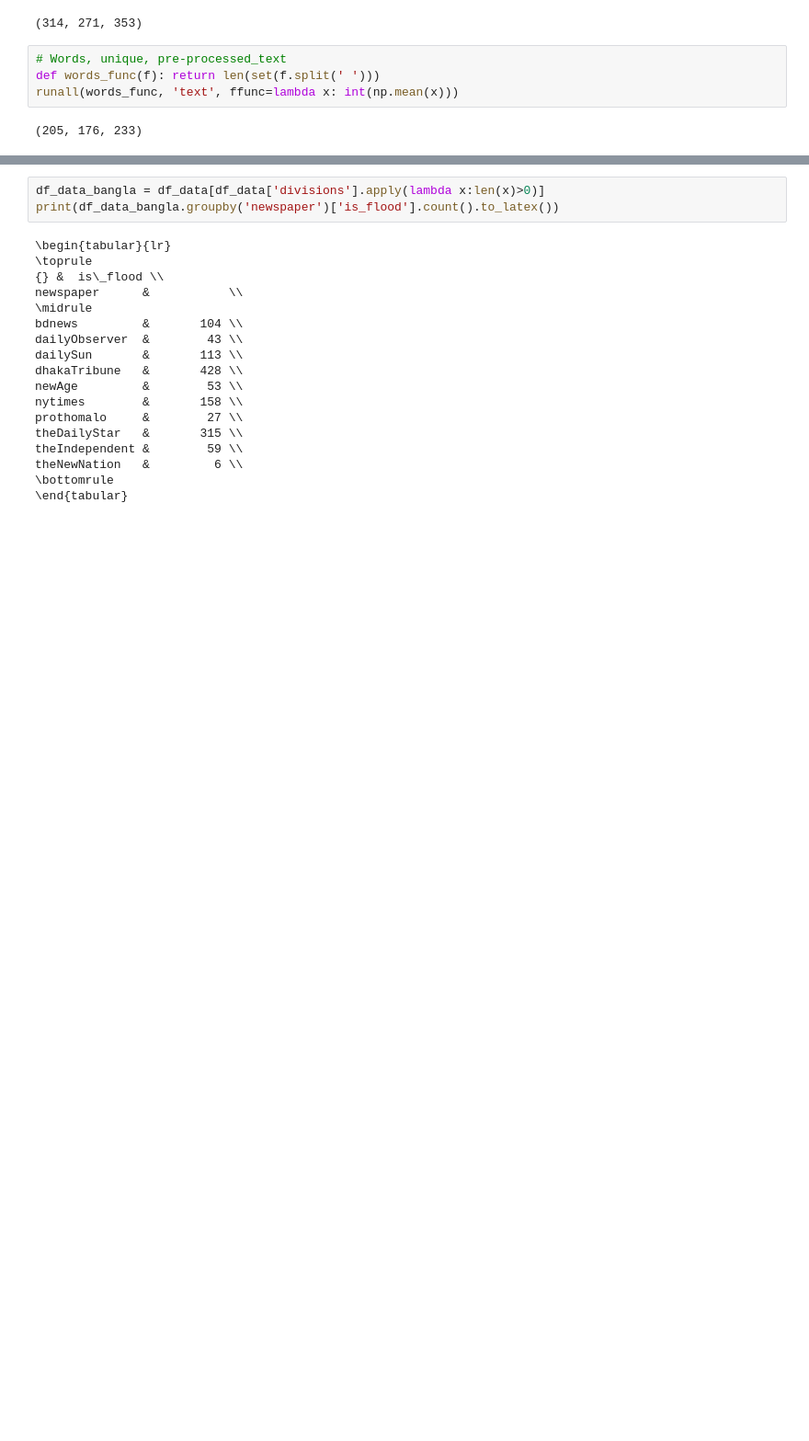
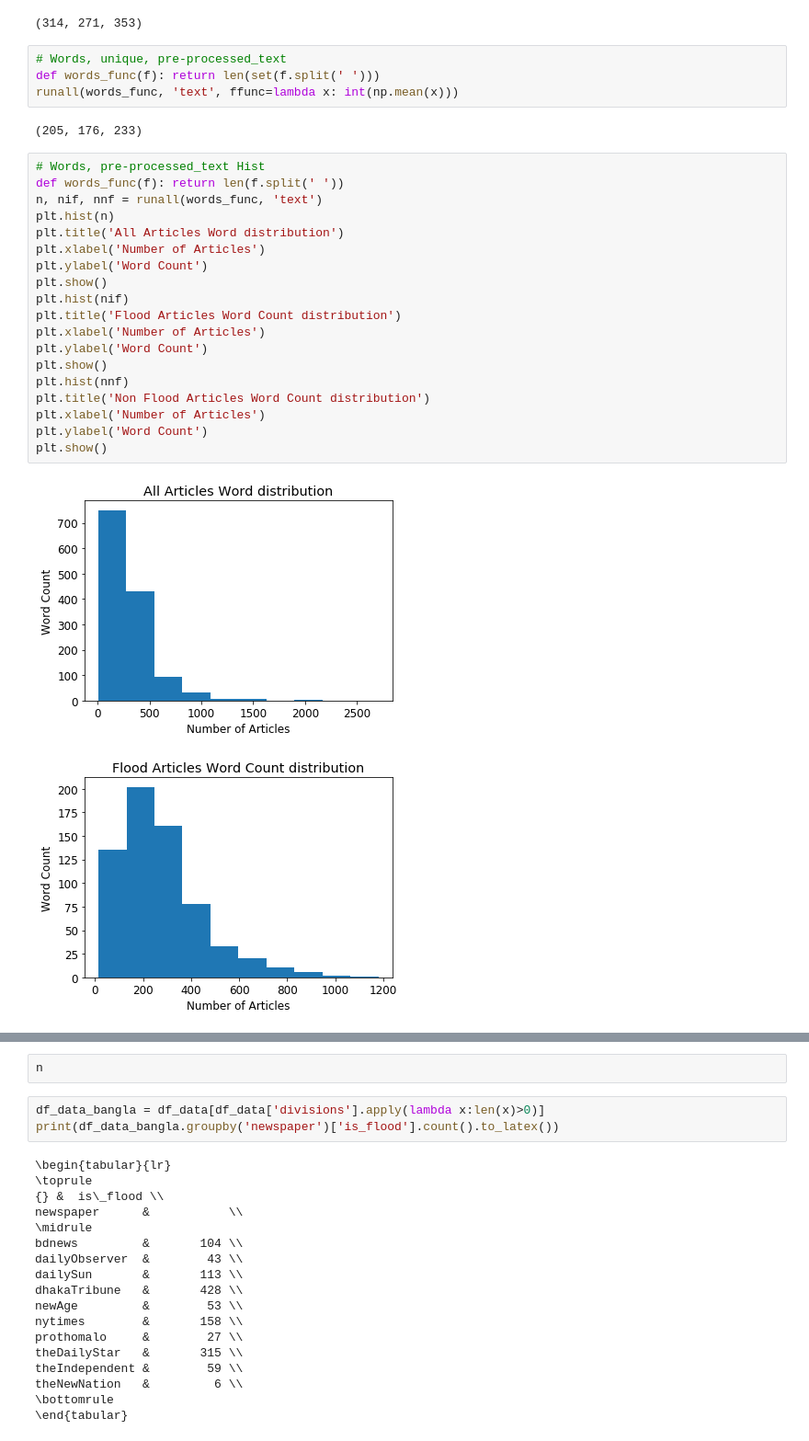
Before and after one commit to Jakwanul-Safin/bangladesh-nlp-flood-research, a Jupyter notebook: classifier/DataStats.ipynb, the cells around one changed output, grey strips where cells are left out. Shown at 92% size. Cells and saved outputs as stored; diff of their text form; blank space fills up the shorter version.

```diff
--- a/classifier/DataStats.ipynb
+++ b/classifier/DataStats.ipynb
@@ -154,3 +232,25 @@ def words_func(f): return len(set(f.split(' ')))
 runall(words_func, 'text', ffunc=lambda x: int(np.mean(x)))
 # %% [output]
 (205, 176, 233)
+# %%
+# Words, pre-processed_text Hist
+def words_func(f): return len(f.split(' '))
+n, nif, nnf = runall(words_func, 'text')
+plt.hist(n)
+plt.title('All Articles Word distribution')
+plt.xlabel('Number of Articles')
+plt.ylabel('Word Count')
+plt.show()
+plt.hist(nif)
+plt.title('Flood Articles Word Count distribution')
+plt.xlabel('Number of Articles')
+plt.ylabel('Word Count')
+plt.show()
+plt.hist(nnf)
+plt.title('Non Flood Articles Word Count distribution')
+plt.xlabel('Number of Articles')
+plt.ylabel('Word Count')
+plt.show()
+# %% [output]
+[figure, added]
+[figure, added]
@@ -157,3 +258,5 @@ runall(words_func, 'text', ffunc=lambda x: int(np.mean(x)))
+# %%
+n
 # %%
 df_data_bangla = df_data[df_data['divisions'].apply(lambda x:len(x)>0)]
 print(df_data_bangla.groupby('newspaper')['is_flood'].count().to_latex())
```
Also changed, not shown: parts of 11 cells of this notebook, 19 other files.
